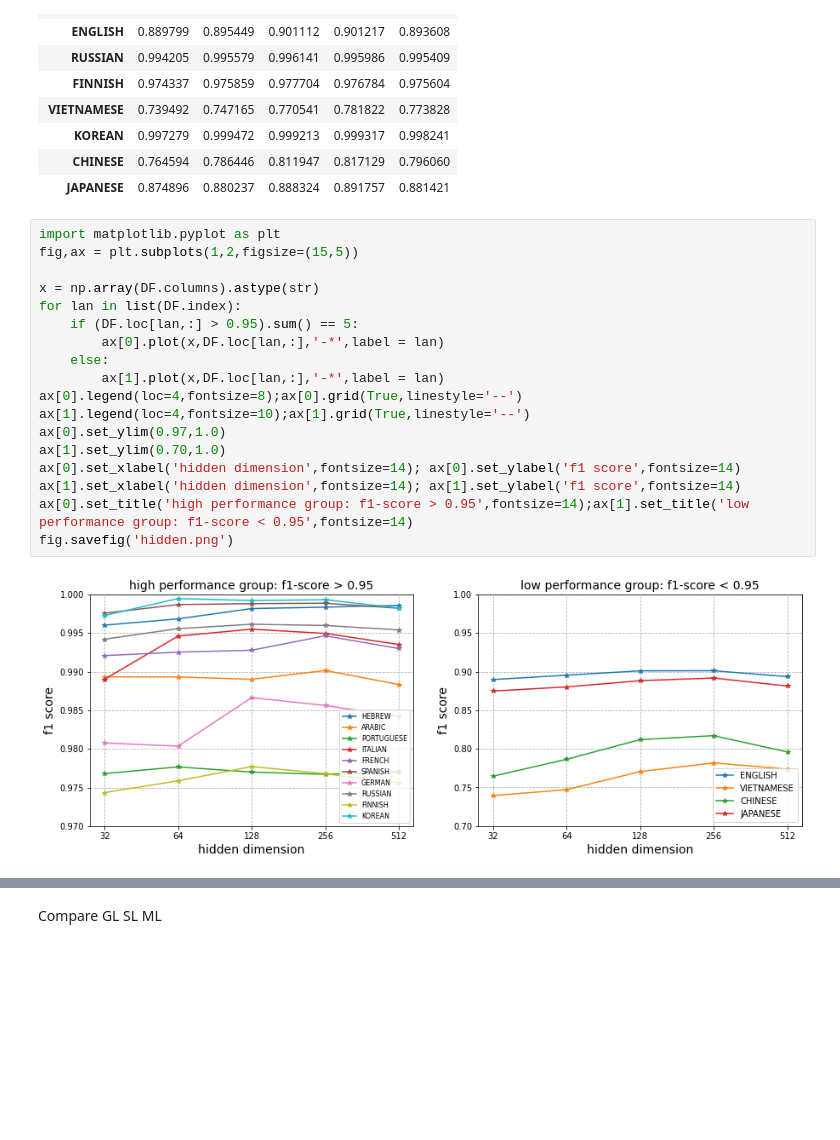
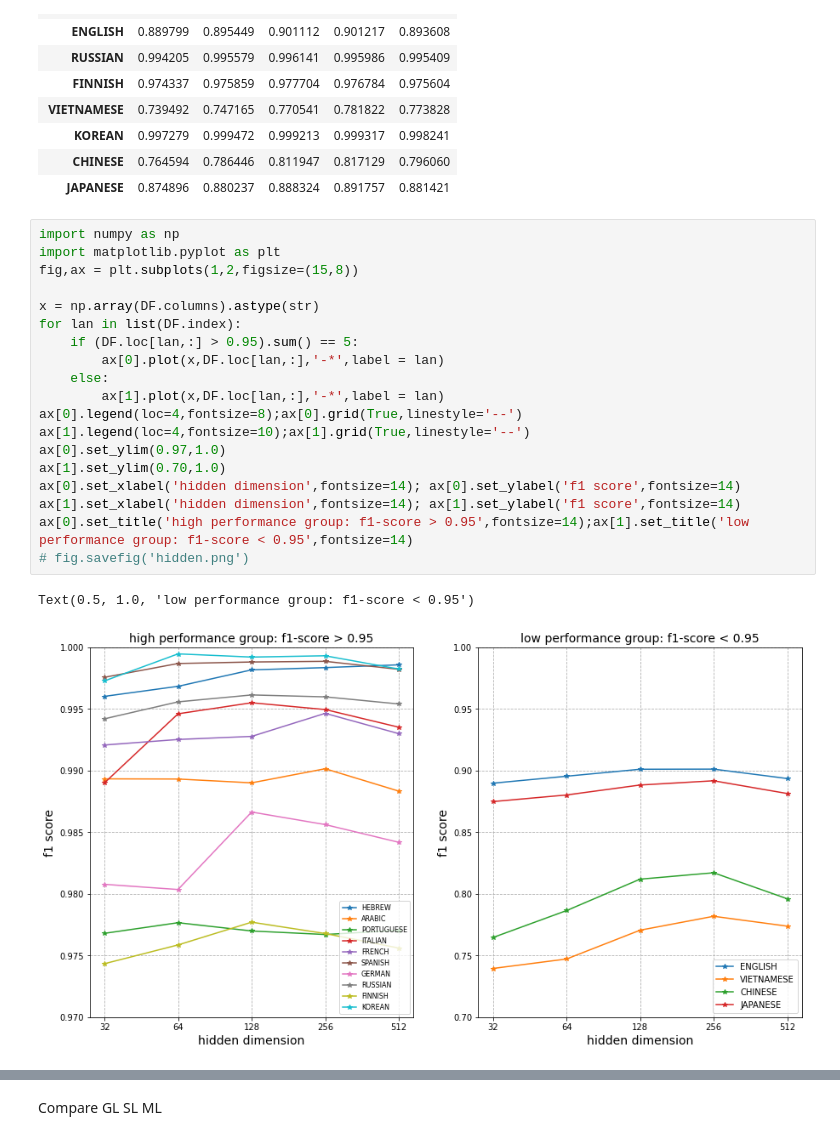
Before and after one commit to wuqi0704/MasterThesis_Tokenization, a Jupyter notebook: flair/plots.ipynb, the cells around one changed output, grey strips where cells are left out. Cells and saved outputs as stored; diff of their text form; blank space fills up the shorter version.

```diff
--- a/flair/plots.ipynb
+++ b/flair/plots.ipynb
@@ -27,25 +27,27 @@ DF
 | CHINESE | 0.764594 | 0.786446 | 0.811947 | 0.817129 | 0.796060 |
 | JAPANESE | 0.874896 | 0.880237 | 0.888324 | 0.891757 | 0.881421 |
 # %%
+import numpy as np
 import matplotlib.pyplot as plt
-fig,ax = plt.subplots(1,2,figsize=(15,5))
+fig,ax = plt.subplots(1,2,figsize=(15,8))
 
 x = np.array(DF.columns).astype(str)
 for lan in list(DF.index):
     if (DF.loc[lan,:] > 0.95).sum() == 5:
         ax[0].plot(x,DF.loc[lan,:],'-*',label = lan)
     else:
         ax[1].plot(x,DF.loc[lan,:],'-*',label = lan)
 ax[0].legend(loc=4,fontsize=8);ax[0].grid(True,linestyle='--')
 ax[1].legend(loc=4,fontsize=10);ax[1].grid(True,linestyle='--')
 ax[0].set_ylim(0.97,1.0)
 ax[1].set_ylim(0.70,1.0)
 ax[0].set_xlabel('hidden dimension',fontsize=14); ax[0].set_ylabel('f1 score',fontsize=14)
 ax[1].set_xlabel('hidden dimension',fontsize=14); ax[1].set_ylabel('f1 score',fontsize=14)
 ax[0].set_title('high performance group: f1-score > 0.95',fontsize=14);ax[1].set_title('low performance group: f1-score < 0.95',fontsize=14)
-fig.savefig('hidden.png')
+# fig.savefig('hidden.png')
 # %% [output]
+Text(0.5, 1.0, 'low performance group: f1-score < 0.95')
-[figure, old version]
+[figure, new version]
 # %%
 import pandas as pd
 df = []
```
Also changed, not shown: parts of 6 cells of this notebook, 14 other files.
